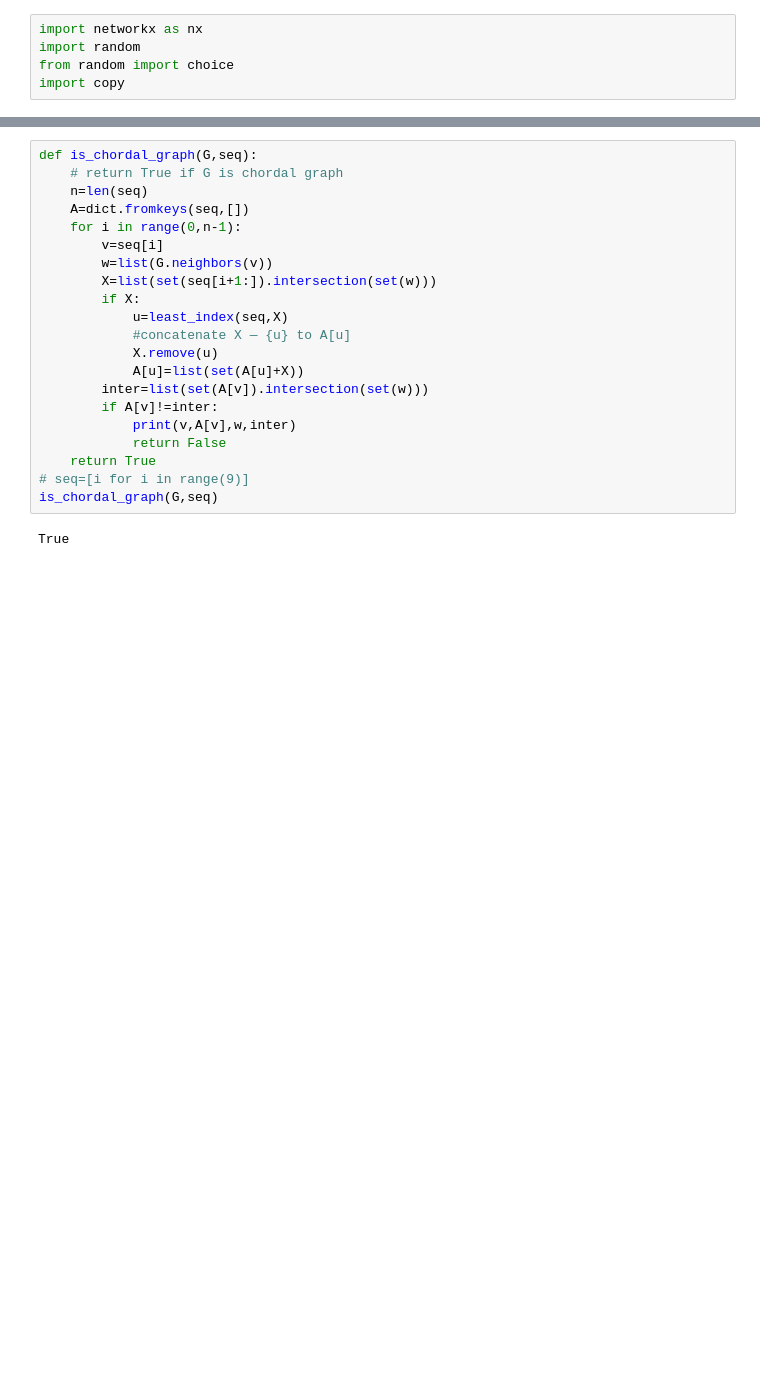
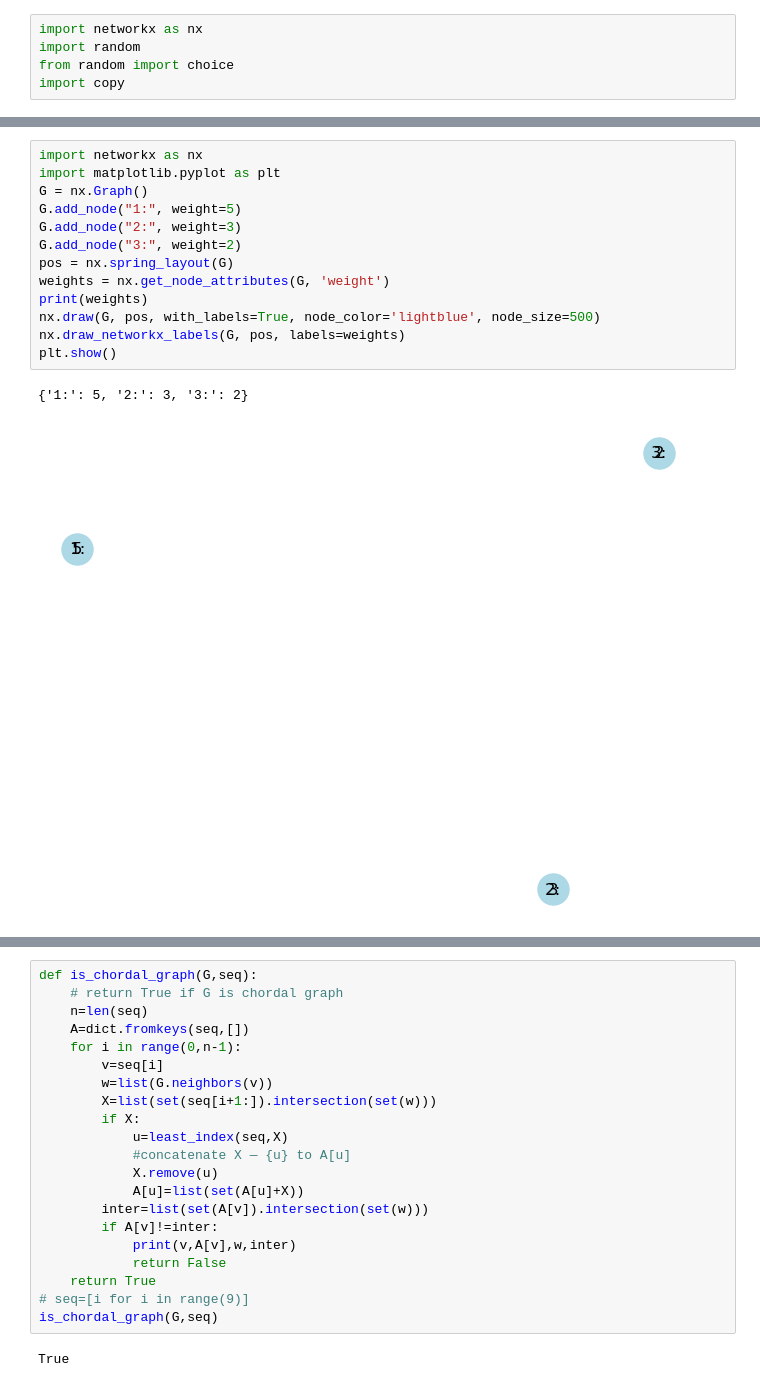
Before and after one commit to vonals/code, a Jupyter notebook: graphx.ipynb, the cells around one changed output, grey strips where cells are left out. Cells and saved outputs as stored; diff of their text form; blank space fills up the shorter version.

```diff
--- a/graphx.ipynb
+++ b/graphx.ipynb
@@ -15,0 +30,16 @@ def show_graph(G):
+# %%
+import networkx as nx
+import matplotlib.pyplot as plt
+G = nx.Graph()
+G.add_node("1:", weight=5)
+G.add_node("2:", weight=3)
+G.add_node("3:", weight=2)
+pos = nx.spring_layout(G)
+weights = nx.get_node_attributes(G, 'weight')
+print(weights)
+nx.draw(G, pos, with_labels=True, node_color='lightblue', node_size=500)
+nx.draw_networkx_labels(G, pos, labels=weights)
+plt.show()
+# %% [output]
+{'1:': 5, '2:': 3, '3:': 2}
+[figure, added]
```
Also changed, not shown: parts of 26 cells of this notebook.
